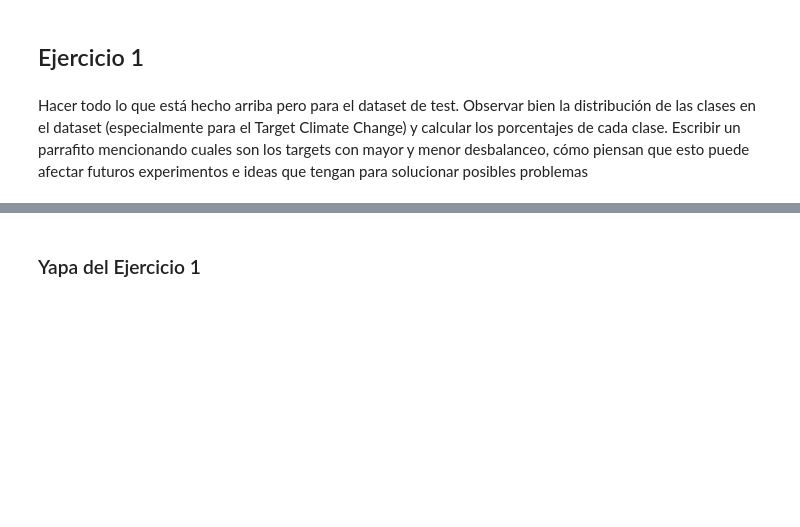
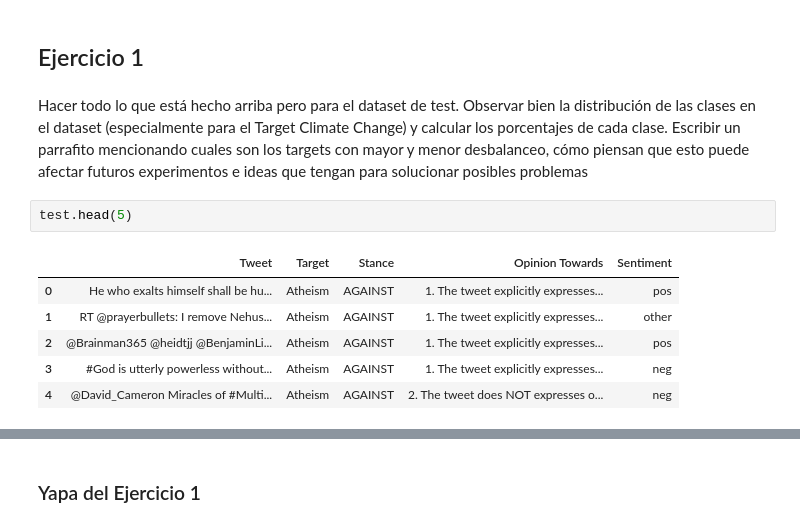
Before and after one commit to matiugrin/mentoria, a Jupyter notebook: 1 - Posicionamiento respecto a un tópico en twitter - Analisis y Visualización.ipynb, the cells around one changed output, grey strips where cells are left out. Drawn from its saved outputs; the diff is of its cells as text; blank space fills up the shorter version.

```diff
--- a/1 - Posicionamiento respecto a un tópico en twitter - Analisis y Visualización.ipynb
+++ b/1 - Posicionamiento respecto a un tópico en twitter - Analisis y Visualización.ipynb
@@ -89,3 +119,12 @@ train[(train["Stance"] == "NONE")][train["Opinion Towards"] == "1.  The tweet ex
 ## Ejercicio 1
 # %% [markdown]
 Hacer todo lo que está hecho arriba pero para el dataset de test. Observar bien la distribución de las clases en el dataset (especialmente para el Target Climate Change) y calcular los porcentajes de cada clase. Escribir un parrafito mencionando cuales son los targets con mayor y menor desbalanceo, cómo piensan que esto puede afectar futuros experimentos e ideas que tengan para solucionar posibles problemas
+# %%
+test.head(5)
+# %% [output]
+|  | Tweet | Target | Stance | Opinion Towards | Sentiment |
+| 0 | He who exalts himself shall be hu... | Atheism | AGAINST | 1. The tweet explicitly expresses... | pos |
+| 1 | RT @prayerbullets: I remove Nehus... | Atheism | AGAINST | 1. The tweet explicitly expresses... | other |
+| 2 | @Brainman365 @heidtjj @BenjaminLi... | Atheism | AGAINST | 1. The tweet explicitly expresses... | pos |
+| 3 | #God is utterly powerless without... | Atheism | AGAINST | 1. The tweet explicitly expresses... | neg |
+| 4 | @David_Cameron Miracles of #Multi... | Atheism | AGAINST | 2. The tweet does NOT expresses o... | neg |
```
Also changed, not shown: parts of 16 cells of this notebook.
